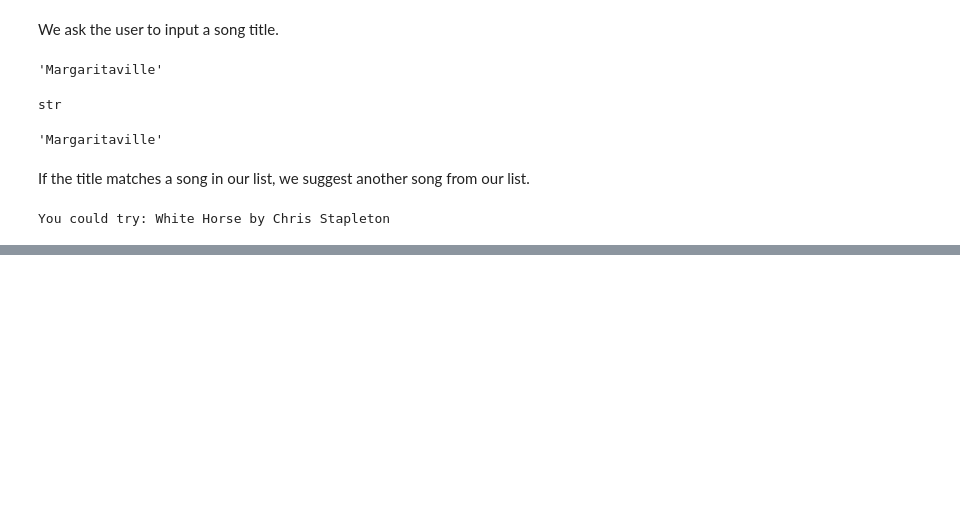
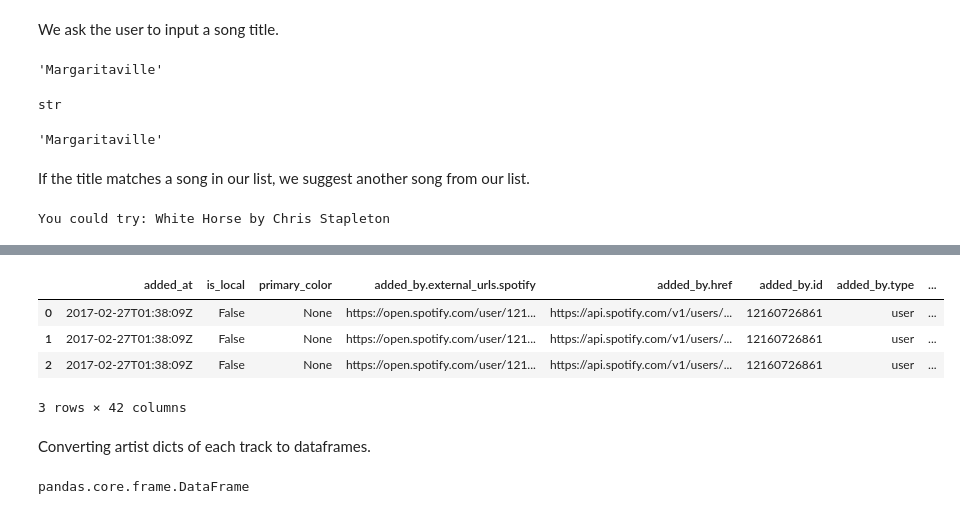
Before and after one commit to 92CMDiego/lab-web-scraping-single-page, a Jupyter notebook: lab-gnod-project.ipynb, the cells around one changed output, grey strips where cells are left out. Drawn from its saved outputs; the diff is of its cells as text; code cells hidden in the pictures; blank space fills up the shorter version.

```diff
--- a/lab-gnod-project.ipynb
+++ b/lab-gnod-project.ipynb
@@ -161,0 +221,2 @@ You could try: White Horse by Chris Stapleton
+# %%
+tracks = tracks[tracks['track.id'].isna() == False]
@@ -161,0 +231,12 @@ You could try: White Horse by Chris Stapleton
+# %%
+def list_to_dict(x):
+    return {i: x[i] for i in range(len(x))}
+# %%
+tracks['artist_dict'] = tracks['track.artists'].apply(list_to_dict)
+tracks.head(3)
+# %% [output]
+|  | added_at | is_local | primary_color | added_by.external_urls.spotify | added_by.href | added_by.id | added_by.type | ... |
+| 0 | 2017-02-27T01:38:09Z | False | None | https://open.spotify.com/user/121... | https://api.spotify.com/v1/users/... | 12160726861 | user | ... |
+| 1 | 2017-02-27T01:38:09Z | False | None | https://open.spotify.com/user/121... | https://api.spotify.com/v1/users/... | 12160726861 | user | ... |
+| 2 | 2017-02-27T01:38:09Z | False | None | https://open.spotify.com/user/121... | https://api.spotify.com/v1/users/... | 12160726861 | user | ... |
+3 rows × 42 columns
@@ -161,0 +245,12 @@ You could try: White Horse by Chris Stapleton
+# %% [markdown]
+Converting artist dicts of each track to dataframes.
+# %%
+def expand_list_dict(row):
+    df = pd.DataFrame.from_dict(row['artist_dict'], orient='index')
+    df['song_id'] = row['track.id']
+    return df
+
+tracks['artists_dfs'] = tracks.apply(expand_list_dict, axis=1)
+type(tracks['artists_dfs'][0])
+# %% [output]
+pandas.core.frame.DataFrame
```
Also changed, not shown: parts of 60 cells of this notebook, 3 other files.
